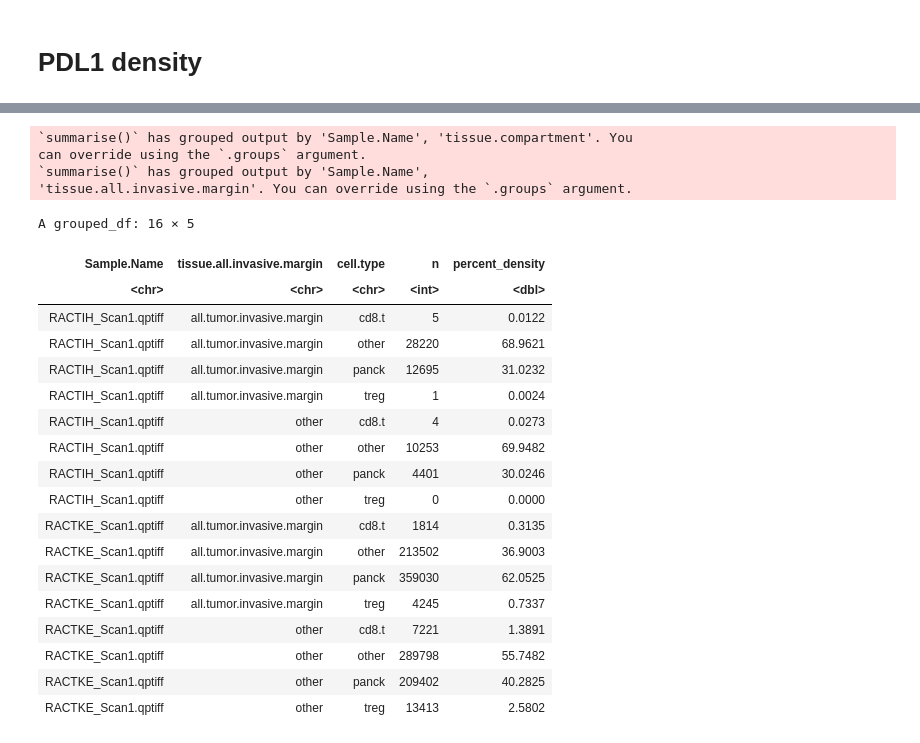
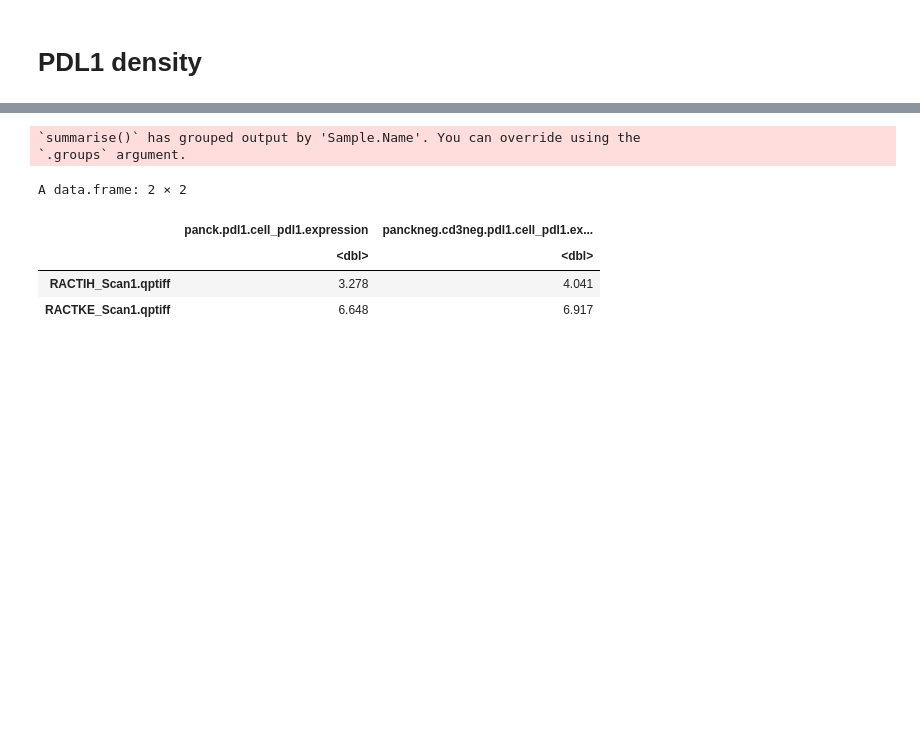
Before and after one commit to KidElectric/173-BFerris-NRG-HN003-Vectra, a Jupyter notebook: 02_generate_tables.ipynb, the cells around one changed output, grey strips where cells are left out. Drawn from its saved outputs; the diff is of its cells as text; code cells hidden in the pictures; blank space fills up the shorter version.

Commit message:
All PDL1 expression measurements have been prepared.

```diff
--- a/02_generate_tables.ipynb
+++ b/02_generate_tables.ipynb
@@ -52,7 +52,14 @@ fn <- 'NRG-HN003-7552156cell-measurements_11col.csv'
 start <- Sys.time()
 df <- read.csv(file.path(results,fn))
 df$pdl1.cell <- 'other'
-df$pdl1.cell[df$is.pdl1.cell] = 'pdl1'
+df$pdl1.cell[df$is.pdl1.cell] = 'all.pdl1.cell'
+
+df$panck.pdl1.cell <-'other'
+df$panck.pdl1.cell[df$is.panck.cell & df$is.pdl1.cell] = 'panck.pdl1.cell'
+idx <- !((df$combined.pheno %like% 'CK+') | (df$combined.pheno %like% 'CD3+'))
+df$panck.pdl1.cell[idx & df$is.pdl1.cell] <- 'panckneg.cd3neg.pdl1.cell'
+
 stop <- Sys.time()
 print(paste((stop-start),'seconds'))
+head(df)
 # %% [output]
@@ -72,5 +76,11 @@ A data.frame: 6 × 12
 # %%
 df$pdl1.cell <- 'other'
-df$pdl1.cell[df$is.pdl1.cell] = 'pdl1'
-df %>% count(pdl1.cell)
+df$pdl1.cell[df$is.pdl1.cell] = 'all.pdl1.cell'
+
+df$panck.pdl1.cell <-'other'
+df$panck.pdl1.cell[df$is.panck.cell & df$is.pdl1.cell] = 'panck.pdl1.cell'
+idx <- !((df$combined.pheno %like% 'CK+') | (df$combined.pheno %like% 'CD3+'))
+df$panck.pdl1.cell[idx & df$is.pdl1.cell] <- 'panckneg.cd3neg.pdl1.cell'
+
+df %>% count(panck.pdl1.cell)
 # %% [output]
@@ -355,44 +660,20 @@ A data.frame: 2 × 1
 # %%
-sub %>%  group_by(Sample.Name, tissue.compartment, cell.type) %>%
-    summarize(n=n()) %>%
+sub %>%  group_by(Sample.Name, panck.pdl1.cell) %>%
+    summarize(median_pdl1_expression=median(pdl1.expression)) %>%
     ungroup() %>%
     complete(Sample.Name = unique(Sample.Name),
-             tissue.compartment = unique(tissue.compartment),
-             cell.type = unique(cell.type),
-             fill = list(n = 0)) %>%
-    mutate(tissue.all.invasive.margin = case_when(tissue.compartment %in% c('outer.tumor.inv.margin',
-                                                                         'inner.tumor.inv.margin') ~ "all.tumor.invasive.margin",
-                                                  TRUE ~ "other")) %>%
-    group_by(Sample.Name, tissue.all.invasive.margin, cell.type) %>%
-    summarize(n=sum(n)) %>%
-    group_by(Sample.Name, tissue.all.invasive.margin) %>%
-    mutate(percent_density = round(n / sum(n) * 100, digits=4))# %>%
-    # select(-n) %>%
-    # pivot_wider(names_from = c("tissue.all.invasive.margin", "cell.type"),
-    #            values_from = "percent_density") %>%
-    # select(-matches("other")) %>% select(-matches('panck')) %>%
-    # tibble::column_to_rownames(var = "Sample.Name")
+             panck.pdl1.cell = unique(panck.pdl1.cell),
+             fill = list(median_pdl1_expression = 0))  %>%
+    pivot_wider(names_from = c("panck.pdl1.cell"),
+               values_from = "median_pdl1_expression") %>%
+    tibble::column_to_rownames(var = "Sample.Name") %>%
+    select(-matches("other")) %>%
+    rename_with(~paste0(.,'_pdl1.expression'),everything())
 # %% [output]
-`summarise()` has grouped output by 'Sample.Name', 'tissue.compartment'. You
-can override using the `.groups` argument.
-`summarise()` has grouped output by 'Sample.Name',
-'tissue.all.invasive.margin'. You can override using the `.groups` argument.
+`summarise()` has grouped output by 'Sample.Name'. You can override using the
+`.groups` argument.
-A grouped_df: 16 × 5
+A data.frame: 2 × 2
-| Sample.Name | tissue.all.invasive.margin | cell.type | n | percent_density |
-| <chr> | <chr> | <chr> | <int> | <dbl> |
-| RACTIH_Scan1.qptiff | all.tumor.invasive.margin | cd8.t | 5 | 0.0122 |
-| RACTIH_Scan1.qptiff | all.tumor.invasive.margin | other | 28220 | 68.9621 |
-| RACTIH_Scan1.qptiff | all.tumor.invasive.margin | panck | 12695 | 31.0232 |
-| RACTIH_Scan1.qptiff | all.tumor.invasive.margin | treg | 1 | 0.0024 |
-| RACTIH_Scan1.qptiff | other | cd8.t | 4 | 0.0273 |
-| RACTIH_Scan1.qptiff | other | other | 10253 | 69.9482 |
-| RACTIH_Scan1.qptiff | other | panck | 4401 | 30.0246 |
-| RACTIH_Scan1.qptiff | other | treg | 0 | 0.0000 |
-| RACTKE_Scan1.qptiff | all.tumor.invasive.margin | cd8.t | 1814 | 0.3135 |
-| RACTKE_Scan1.qptiff | all.tumor.invasive.margin | other | 213502 | 36.9003 |
-| RACTKE_Scan1.qptiff | all.tumor.invasive.margin | panck | 359030 | 62.0525 |
-| RACTKE_Scan1.qptiff | all.tumor.invasive.margin | treg | 4245 | 0.7337 |
-| RACTKE_Scan1.qptiff | other | cd8.t | 7221 | 1.3891 |
-| RACTKE_Scan1.qptiff | other | other | 289798 | 55.7482 |
-| RACTKE_Scan1.qptiff | other | panck | 209402 | 40.2825 |
-| RACTKE_Scan1.qptiff | other | treg | 13413 | 2.5802 |
+|  | panck.pdl1.cell_pdl1.expression | panckneg.cd3neg.pdl1.cell_pdl1.ex... |
+|  | <dbl> | <dbl> |
+| RACTIH_Scan1.qptiff | 3.278 | 4.041 |
+| RACTKE_Scan1.qptiff | 6.648 | 6.917 |
```
Also changed, not shown: parts of 15 cells of this notebook.
